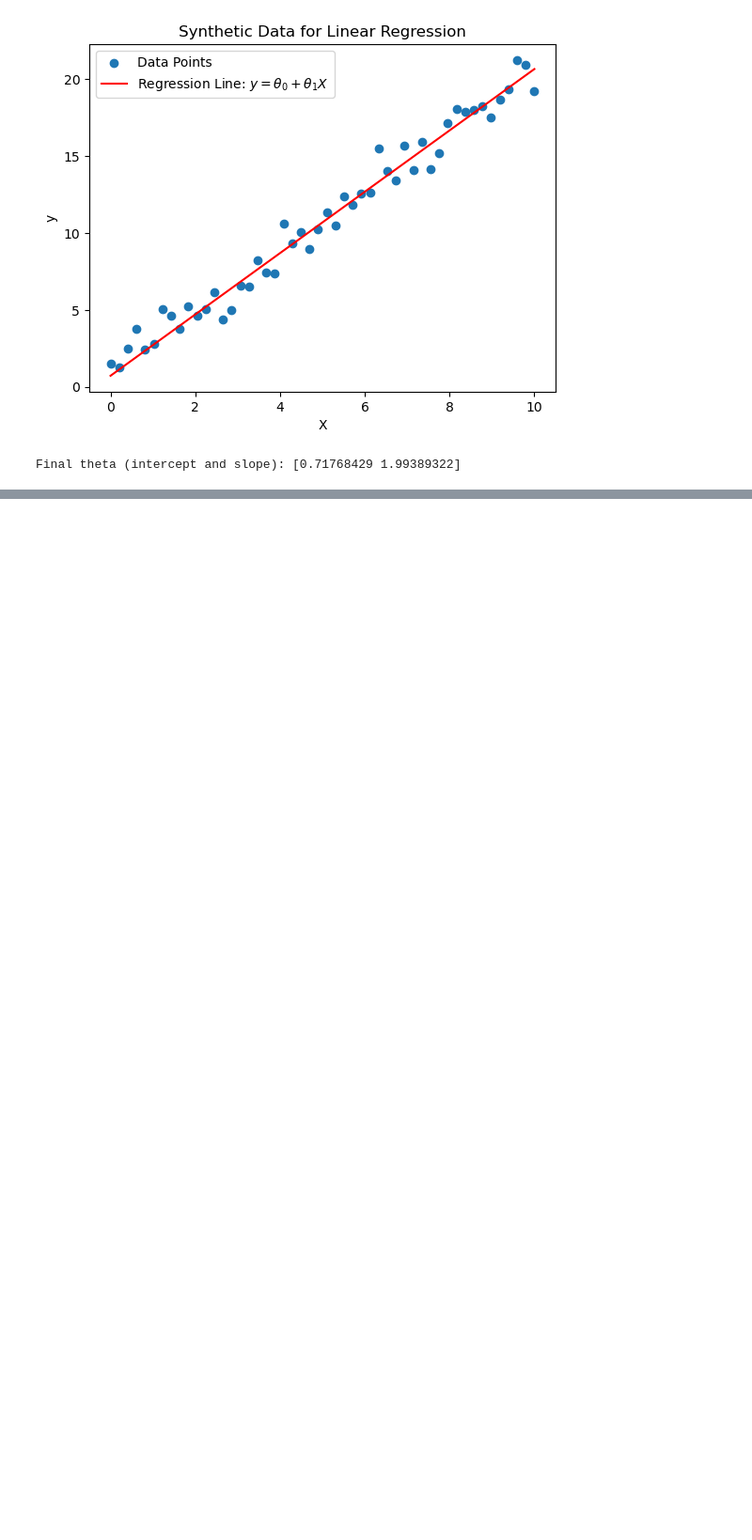
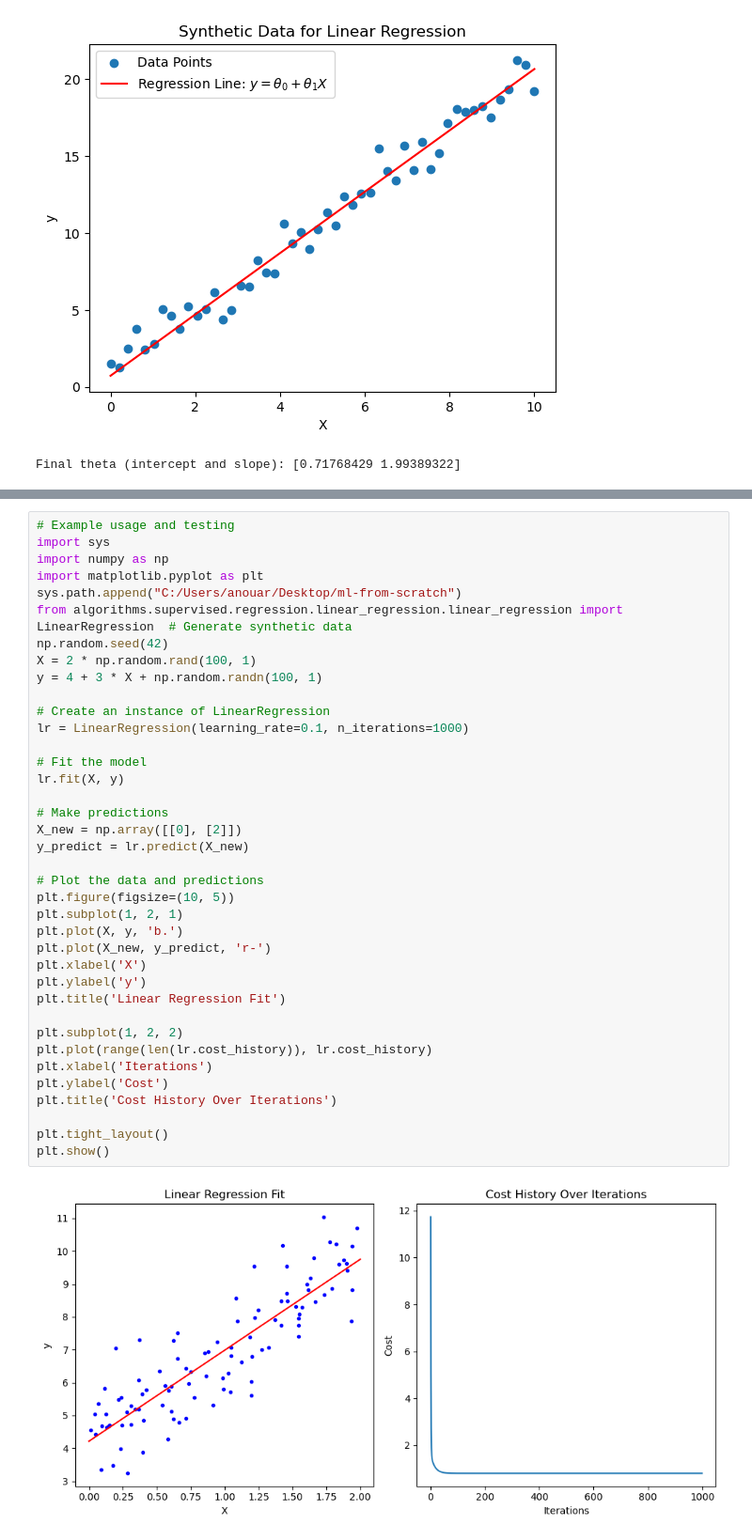
Before and after one commit to anouar-info/ml-from-scratch, a Jupyter notebook: notebooks/linear_regression_demo.ipynb, the cells around one changed output, grey strips where cells are left out. Shown: that part at 94% size. Cells and saved outputs as stored; diff of their text form; blank space fills up the shorter version.

Commit message:
first finished version of linear regression , it woorked git add .

```diff
--- a/notebooks/linear_regression_demo.ipynb
+++ b/notebooks/linear_regression_demo.ipynb
@@ -114,0 +179,40 @@ plt.show()
+# %%
+# Example usage and testing
+import sys
+import numpy as np
+import matplotlib.pyplot as plt
+sys.path.append("C:/Users/anouar/Desktop/ml-from-scratch")
+from algorithms.supervised.regression.linear_regression.linear_regression import LinearRegression  # Generate synthetic data
+np.random.seed(42)
+X = 2 * np.random.rand(100, 1)
+y = 4 + 3 * X + np.random.randn(100, 1)
+
+# Create an instance of LinearRegression
+lr = LinearRegression(learning_rate=0.1, n_iterations=1000)
+
+# Fit the model
+lr.fit(X, y)
+
+# Make predictions
+X_new = np.array([[0], [2]])
+y_predict = lr.predict(X_new)
+
+# Plot the data and predictions
+plt.figure(figsize=(10, 5))
+plt.subplot(1, 2, 1)
+plt.plot(X, y, 'b.')
+plt.plot(X_new, y_predict, 'r-')
+plt.xlabel('X')
+plt.ylabel('y')
+plt.title('Linear Regression Fit')
+
+plt.subplot(1, 2, 2)
+plt.plot(range(len(lr.cost_history)), lr.cost_history)
+plt.xlabel('Iterations')
+plt.ylabel('Cost')
+plt.title('Cost History Over Iterations')
+
+plt.tight_layout()
+plt.show()
+# %% [output]
+[figure, added]
```
Also changed, not shown: parts of 12 cells of this notebook, 10 other files.
